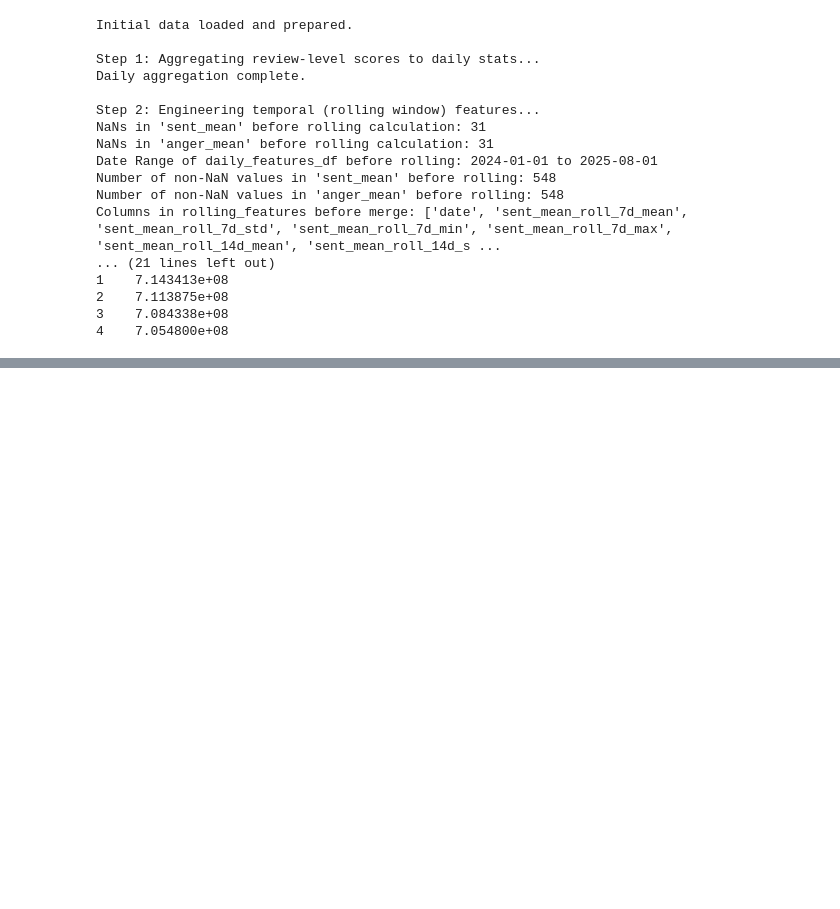
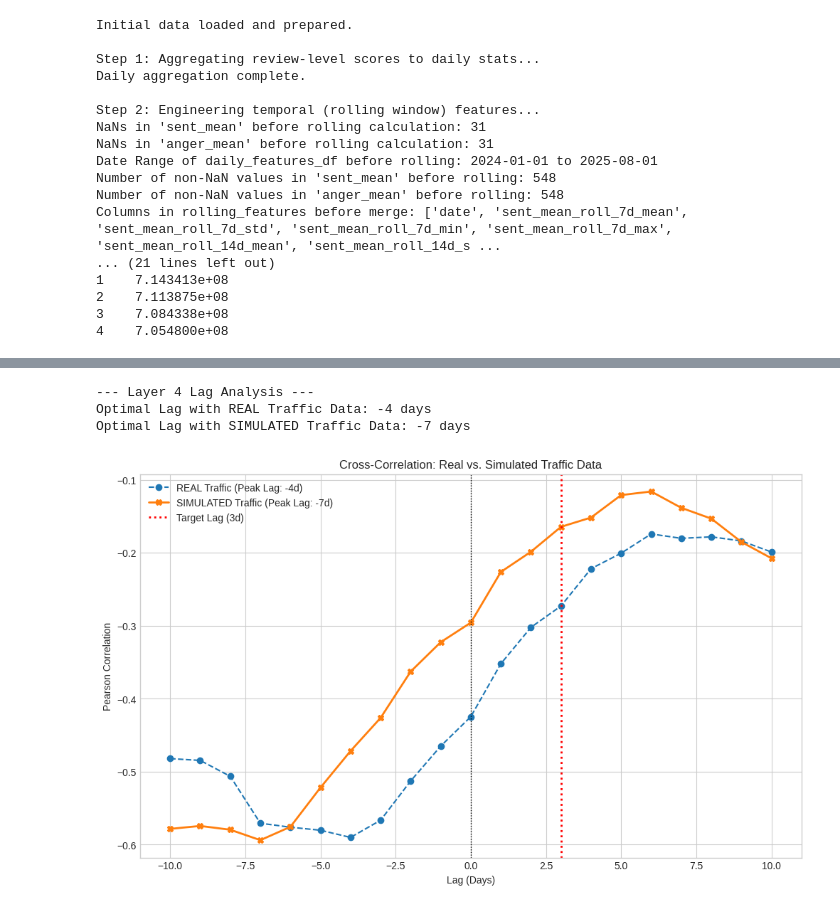
Before and after one commit to MKKSAI/hello-world, a Jupyter notebook: 8_layer_Ensemble_model.ipynb, the cells around one changed output, grey strips where cells are left out. Saved outputs shown, nothing was run; the diff lists cells and outputs as text; code cells hidden in the pictures; blank space fills up the shorter version.

```diff
--- a/8_layer_Ensemble_model.ipynb
+++ b/8_layer_Ensemble_model.ipynb
@@ -602,0 +613,48 @@ Sample of the dataframe with new optimally lagged features:
+# %%
+# --- Layer 4 Diagnostic & Simulation ---
+
+# Create the artificial 'traffic_simulated' column that lags sentiment by 3 days
+# We shift the traffic data FORWARD by 3 days, so that sentiment from 3 days ago aligns with it.
+daily_index_clean_df['traffic_simulated'] = daily_index_clean_df['traffic'].shift(-3)
+daily_index_clean_df.dropna(inplace=True) # Drop NaNs created by the shift
+
+feature_to_analyze = 'sent_roll_7d_mean'
+lag_range = 10
+lags = range(-lag_range, lag_range + 1)
+
+# Function for cross-correlation
+def cross_correlation(feature, target):
+    return [feature.shift(lag).corr(target) for lag in lags]
+
+# --- Run Analysis ---
+# 1. On REAL traffic data
+real_corrs = cross_correlation(daily_index_clean_df[feature_to_analyze], daily_index_clean_df['traffic'])
+optimal_lag_real = lags[np.argmax(np.abs(real_corrs))]
+
+# 2. On SIMULATED traffic data
+simulated_corrs = cross_correlation(daily_index_clean_df[feature_to_analyze], daily_index_clean_df['traffic_simulated'])
+optimal_lag_simulated = lags[np.argmax(np.abs(simulated_corrs))]
+
+print("\n--- Layer 4 Lag Analysis ---")
+print(f"Optimal Lag with REAL Traffic Data: {optimal_lag_real} days")
+print(f"Optimal Lag with SIMULATED Traffic Data: {optimal_lag_simulated} days")
+
+
+# --- Visualize the Difference ---
+import matplotlib.pyplot as plt
+plt.figure(figsize=(12, 7))
+plt.plot(lags, real_corrs, marker='o', linestyle='--', label=f'REAL Traffic (Peak Lag: {optimal_lag_real}d)')
+plt.plot(lags, simulated_corrs, marker='X', linestyle='-', lw=2, label=f'SIMULATED Traffic (Peak Lag: {optimal_lag_simulated}d)')
+plt.axvline(0, color='black', linestyle=':', lw=1)
+plt.axvline(3, color='red', linestyle=':', lw=2, label='Target Lag (3d)')
+plt.title('Cross-Correlation: Real vs. Simulated Traffic Data')
+plt.xlabel('Lag (Days)')
+plt.ylabel('Pearson Correlation')
+plt.legend()
+plt.grid(True)
+plt.show()
+# %% [output]
+--- Layer 4 Lag Analysis ---
+Optimal Lag with REAL Traffic Data: -4 days
+Optimal Lag with SIMULATED Traffic Data: -7 days
+[figure, added]
```
Also changed, not shown: parts of 10 cells of this notebook.
